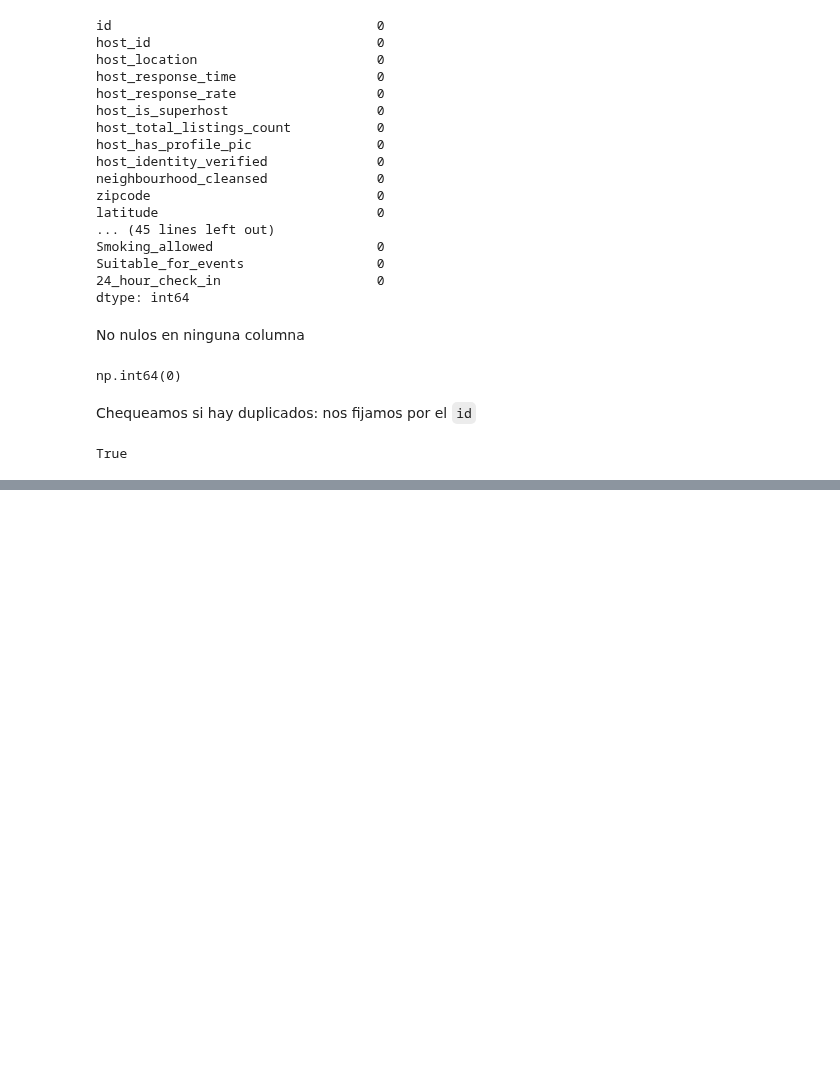
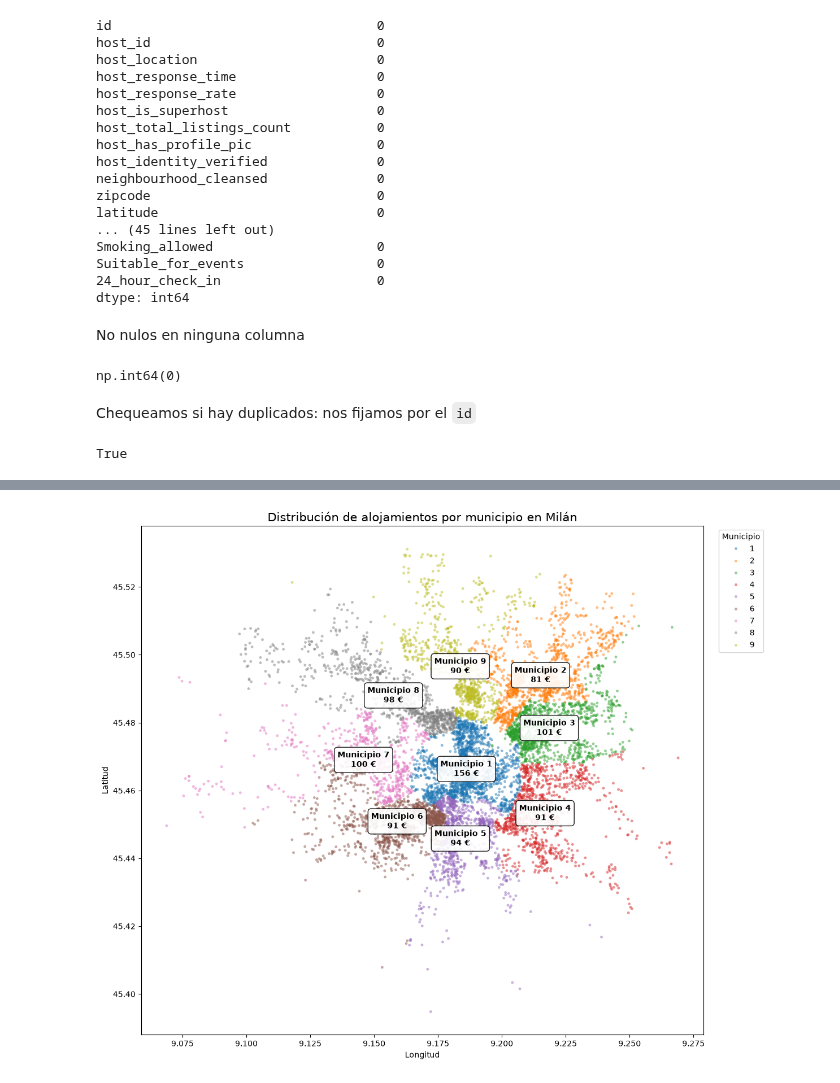
Before and after one commit to santidrelew/tp-mpg, a Jupyter notebook: tp_mpg.ipynb, the cells around one changed output, grey strips where cells are left out. Drawn from its saved outputs; the diff is of its cells as text; code cells hidden in the pictures; blank space fills up the shorter version.

```diff
--- a/tp_mpg.ipynb
+++ b/tp_mpg.ipynb
@@ -73,0 +405,73 @@ True
+# %%
+
+import matplotlib.pyplot as plt
+import seaborn as sns
+
+data = df[
+    ["latitude", "longitude", "neighbourhood_cleansed", "daily_price"]
+].dropna().copy()
+
+# Convertir municipios a categorías
+data["municipio"] = data["neighbourhood_cleansed"].astype(str)
+
+# Estadísticas por municipio
+municipios = (
+    data.groupby("municipio")
+    .agg(
+        latitude=("latitude", "mean"),
+        longitude=("longitude", "mean"),
+        precio_medio=("daily_price", "mean"),
+    )
+    .reset_index()
+)
+
+# Gráfico
+fig, ax = plt.subplots(figsize=(12, 10))
+
+sns.scatterplot(
+    data=data,
+    x="longitude",
+    y="latitude",
+    hue="municipio",
+    palette="tab10",
+    s=12,
+    alpha=0.5,
+    linewidth=0,
+    ax=ax,
+)
+
+# Etiquetas con municipio y precio mediano
+for _, row in municipios.iterrows():
+    ax.annotate(
+        f"Municipio {row['municipio']}\n"
+        f"{row['precio_medio']:.0f} €",
+        xy=(row["longitude"], row["latitude"]),
+        ha="center",
+        va="center",
+        fontsize=10,
+        fontweight="bold",
+        bbox=dict(
+            boxstyle="round,pad=0.4",
+            facecolor="white",
+            edgecolor="black",
+            alpha=0.9,
+        ),
+    )
+
+ax.set_title(
+    "Distribución de alojamientos por municipio en Milán",
+    fontsize=15,
+)
+ax.set_xlabel("Longitud")
+ax.set_ylabel("Latitud")
+
+ax.legend(
+    title="Municipio",
+    bbox_to_anchor=(1.02, 1),
+    loc="upper left",
+)
+
+plt.tight_layout()
+plt.show()
+# %% [output]
+[figure, added]
```
Also changed, not shown: parts of 10 cells of this notebook, 3 other files.
